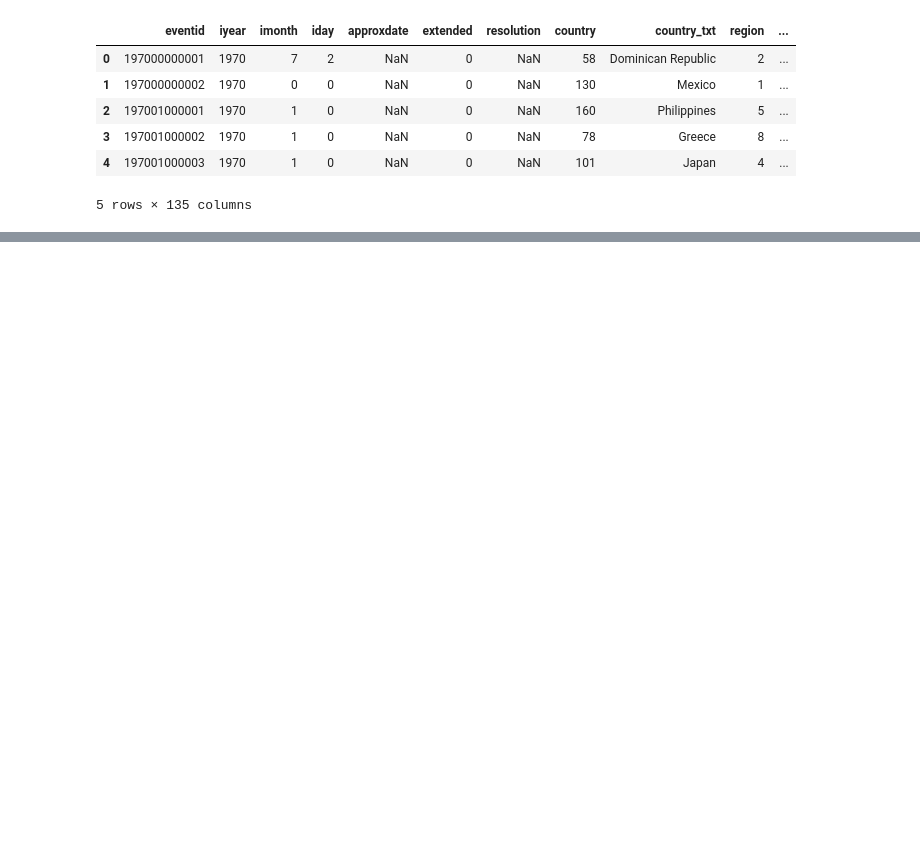
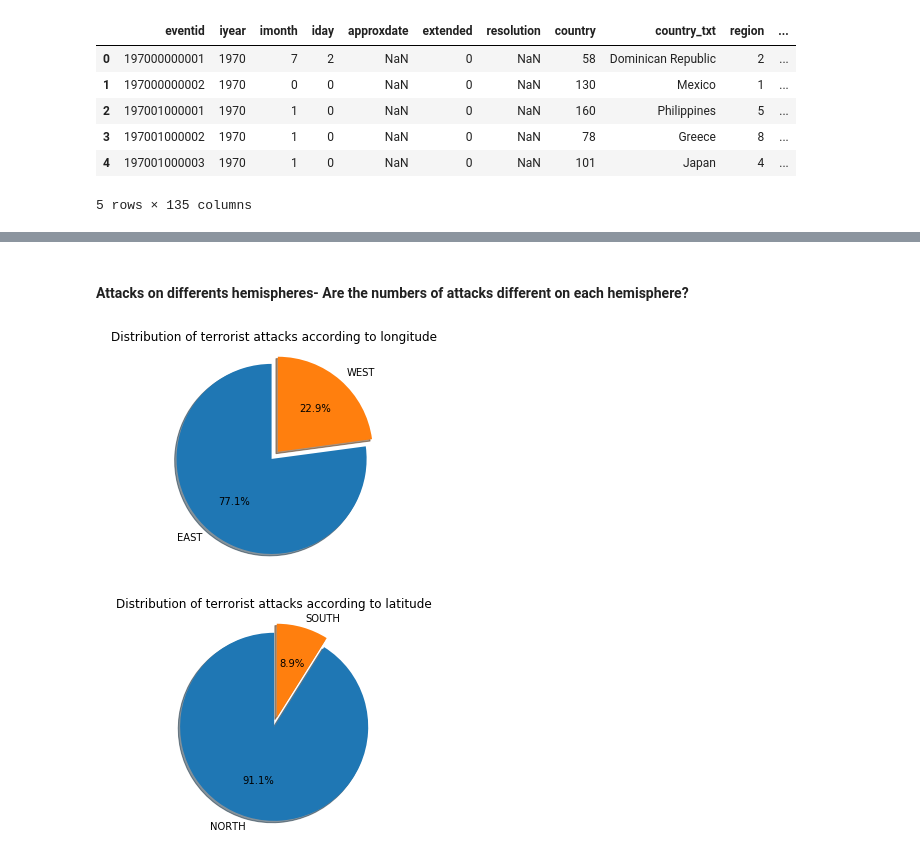
Before and after one commit to Algrabos/GBLTerror, a Jupyter notebook: Main.ipynb, the cells around one changed output, grey strips where cells are left out. Saved outputs shown, nothing was run; the diff lists cells and outputs as text; code cells hidden in the pictures; blank space fills up the shorter version.

```diff
--- a/Main.ipynb
+++ b/Main.ipynb
@@ -29,0 +86,44 @@ data_2002.head()
+# %% [markdown]
+#### Attacks on differents hemispheres- Are the numbers of attacks different on each hemisphere?
+# %%
+east_hemisphere_index = data['longitude'] >= 0
+east_hemisphere = data[east_hemisphere_index]
+west_hemisphere_index = data['longitude'] < 0
+west_hemisphere = data[west_hemisphere_index]
+
+e_count = east_hemisphere.count()['eventid']
+w_count = west_hemisphere.count()['eventid']
+
+labels = 'EAST', 'WEST'
+sizes = [e_count, w_count]
+
+explode = (0, 0.1)
+
+fig1, ax1 = plt.subplots()
+ax1.pie(sizes, explode=explode, labels=labels, autopct='%1.1f%%',shadow=True, startangle=90)
+ax1.axis('equal')
+ax1.set_title("Distribution of terrorist attacks according to longitude")
+plt.show()
+
+north_hemisphere_index = data['latitude'] >= 0
+north_hemisphere = data[north_hemisphere_index]
+south_hemisphere_index = data['latitude'] < 0
+south_hemisphere = data[south_hemisphere_index]
+
+n_count = north_hemisphere.count()['eventid']
+s_count = south_hemisphere.count()['eventid']
+
+labels2 = 'NORTH', 'SOUTH'
+sizes2 = [n_count, s_count]
+
+explode = (0, 0.1)
+
+fig2, ax2 = plt.subplots()
+ax2.pie(sizes2, explode=explode, labels=labels2, autopct='%1.1f%%',
+        shadow=True, startangle=90)
+ax2.axis('equal')
+ax2.set_title("Distribution of terrorist attacks according to latitude")
+plt.show()
+# %% [output]
+[figure, added]
+[figure, added]
```
Also changed, not shown: parts of 11 cells of this notebook, 1 other file.
